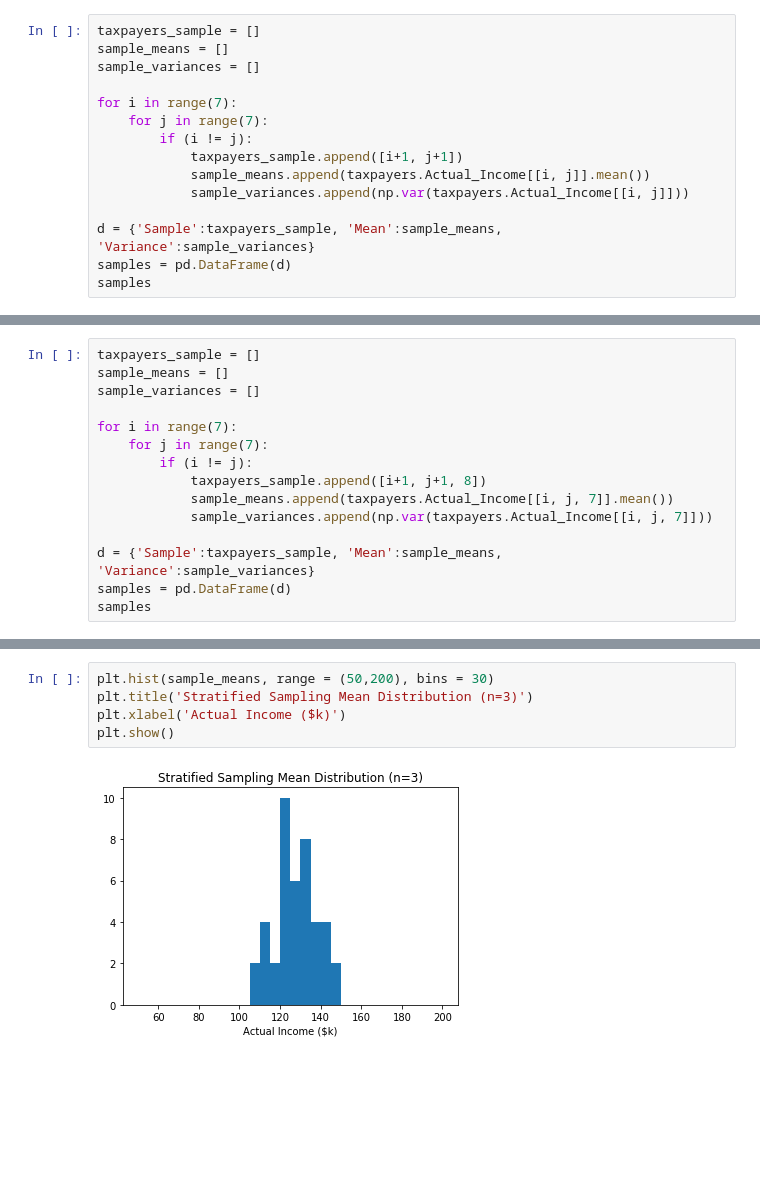
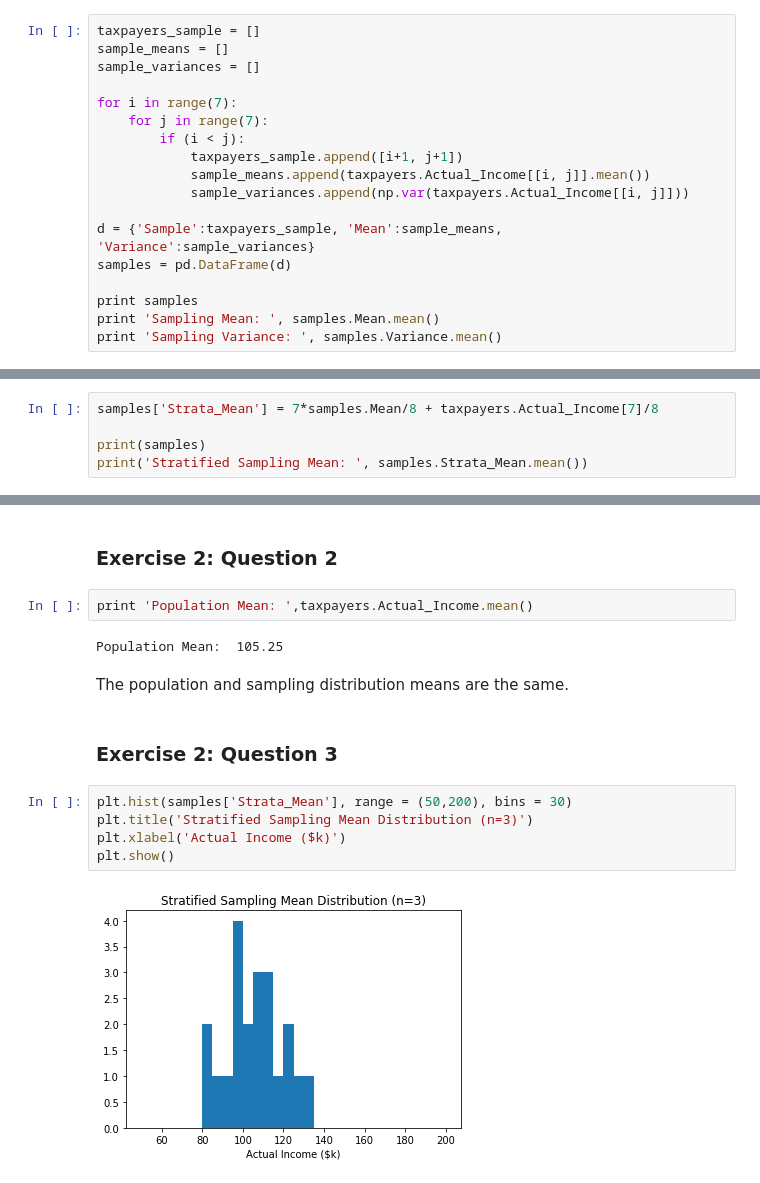
Before and after one commit to JackNelson/MSDS6370-Statistical_Sampling, a Jupyter notebook: Labs/Lab3/LAB03_JackNelson.ipynb, the cells around one changed output, grey strips where cells are left out. Cells and saved outputs as stored; diff of their text form; blank space fills up the shorter version.

```diff
--- a/Labs/Lab3/LAB03_JackNelson.ipynb
+++ b/Labs/Lab3/LAB03_JackNelson.ipynb
@@ -20,12 +26,15 @@ sample_variances = []
 
 for i in range(7):
     for j in range(7):
-        if (i != j):
+        if (i < j):
             taxpayers_sample.append([i+1, j+1])
             sample_means.append(taxpayers.Actual_Income[[i, j]].mean())
             sample_variances.append(np.var(taxpayers.Actual_Income[[i, j]]))
 
 d = {'Sample':taxpayers_sample, 'Mean':sample_means, 'Variance':sample_variances}
 samples = pd.DataFrame(d)
-samples
+
+print samples
+print 'Sampling Mean: ', samples.Mean.mean()
+print 'Sampling Variance: ', samples.Variance.mean()
 # %% [output]
@@ -72,15 +90,0 @@ plt.show()
-# %%
-taxpayers_sample = []
-sample_means = []
-sample_variances = []
-
-for i in range(7):
-    for j in range(7):
-        if (i != j):
-            taxpayers_sample.append([i+1, j+1, 8])
-            sample_means.append(taxpayers.Actual_Income[[i, j, 7]].mean())
-            sample_variances.append(np.var(taxpayers.Actual_Income[[i, j, 7]]))
-
-d = {'Sample':taxpayers_sample, 'Mean':sample_means, 'Variance':sample_variances}
-samples = pd.DataFrame(d)
-samples
@@ -104,0 +95,5 @@ samples
+# %%
+samples['Strata_Mean'] = 7*samples.Mean/8 + taxpayers.Actual_Income[7]/8
+
+print(samples)
+print('Stratified Sampling Mean: ', samples.Strata_Mean.mean())
@@ -105,7 +118,17 @@ samples
+# %% [markdown]
+### Exercise 2: Question 2
+# %%
+print 'Population Mean: ',taxpayers.Actual_Income.mean()
+# %% [output]
+Population Mean:  105.25
+# %% [markdown]
+The population and sampling distribution means are the same.
+# %% [markdown]
+### Exercise 2: Question 3
 # %%
-plt.hist(sample_means, range = (50,200), bins = 30)
+plt.hist(samples['Strata_Mean'], range = (50,200), bins = 30)
 plt.title('Stratified Sampling Mean Distribution (n=3)')
 plt.xlabel('Actual Income ($k)')
 plt.show()
 # %% [output]
-[figure, old version]
+[figure, new version]
```
Also changed, not shown: parts of 18 cells of this notebook, 1 other file.
